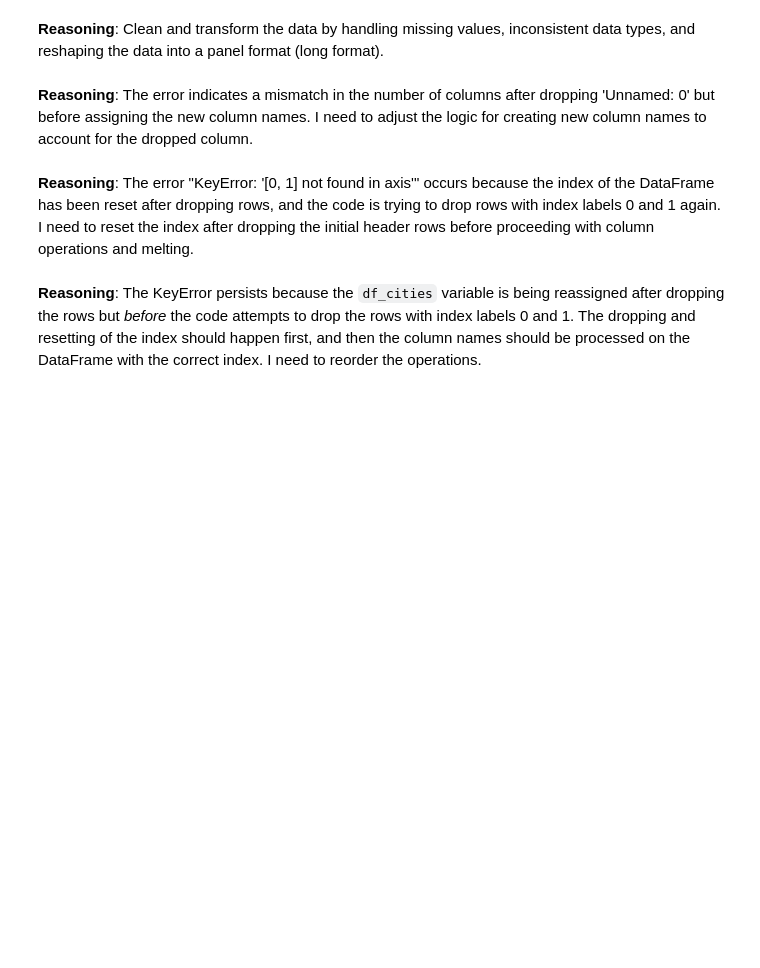
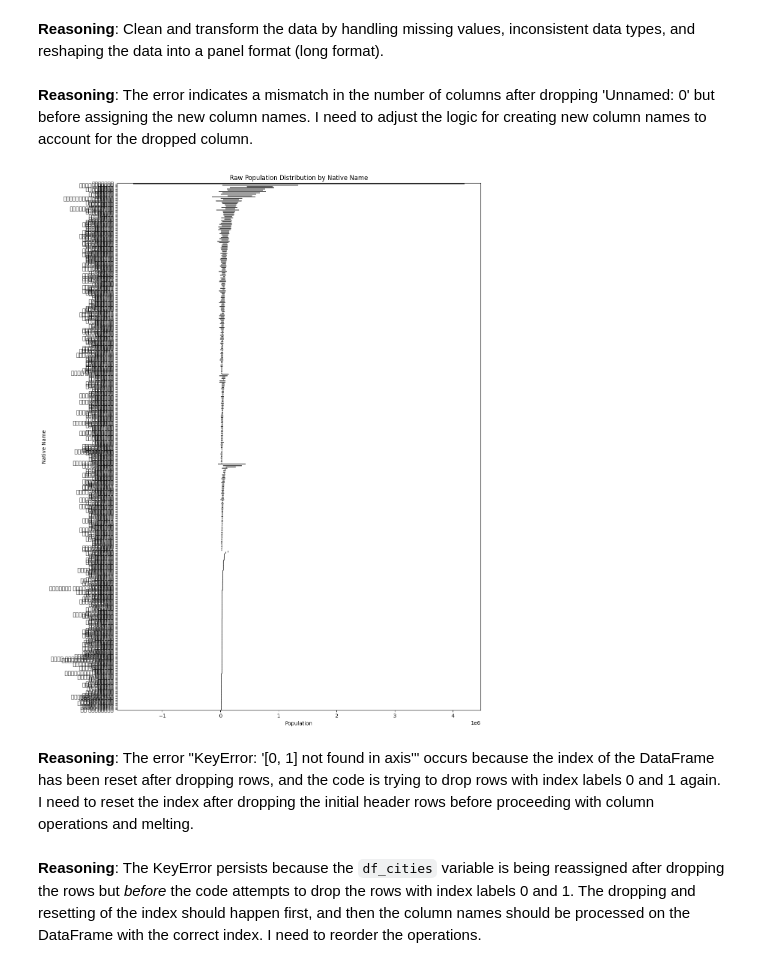
Before and after one commit to mahfuzaakter/fordatascience, a Jupyter notebook: setur_data_analysis.ipynb, the cells around one changed output. Drawn from its saved outputs; the diff is of its cells as text; code cells hidden in the pictures; blank space fills up the shorter version.

```diff
--- a/setur_data_analysis.ipynb
+++ b/setur_data_analysis.ipynb
@@ -301,6 +301,19 @@ Clean and transform the data by handling missing values, inconsistent data types
 # %% [markdown]
 **Reasoning**:
 The error indicates a mismatch in the number of columns after dropping 'Unnamed: 0' but before assigning the new column names. I need to adjust the logic for creating new column names to account for the dropped column.
+# %%
+import matplotlib.pyplot as plt
+import seaborn as sns
+
+plt.figure(figsize=(12, 15)) # Adjust figure size to accommodate many categories
+sns.violinplot(x='Population', y='Native', data=df_panel.reset_index(), inner='quartile')
+plt.title('Raw Population Distribution by Native Name')
+plt.xlabel('Population')
+plt.ylabel('Native Name')
+plt.tight_layout()
+plt.show()
+# %% [output]
+[figure, added]
 # %% [markdown]
 **Reasoning**:
 The error "KeyError: '[0, 1] not found in axis'" occurs because the index of the DataFrame has been reset after dropping rows, and the code is trying to drop rows with index labels 0 and 1 again. I need to reset the index after dropping the initial header rows before proceeding with column operations and melting.
```
Also changed, not shown: parts of 1 cell of this notebook.
